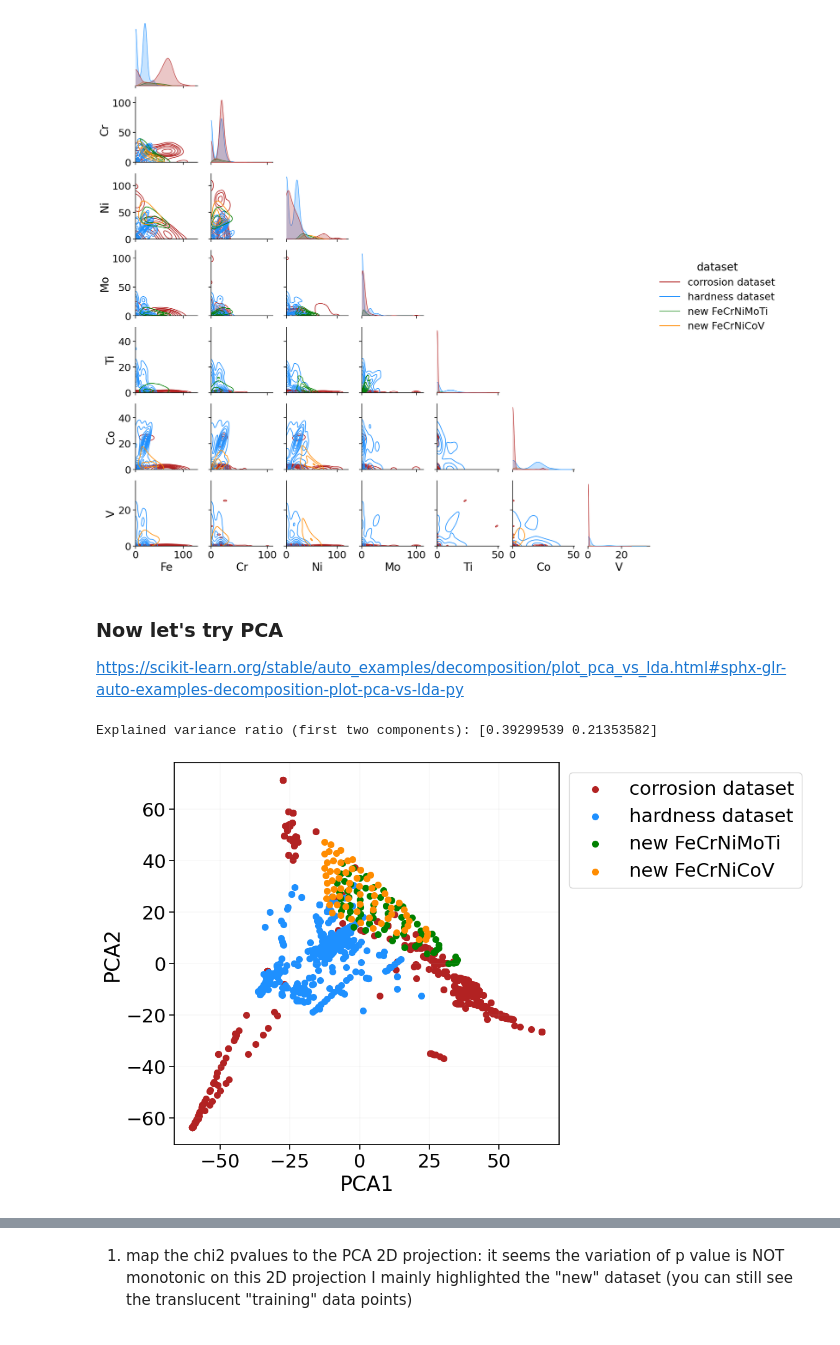
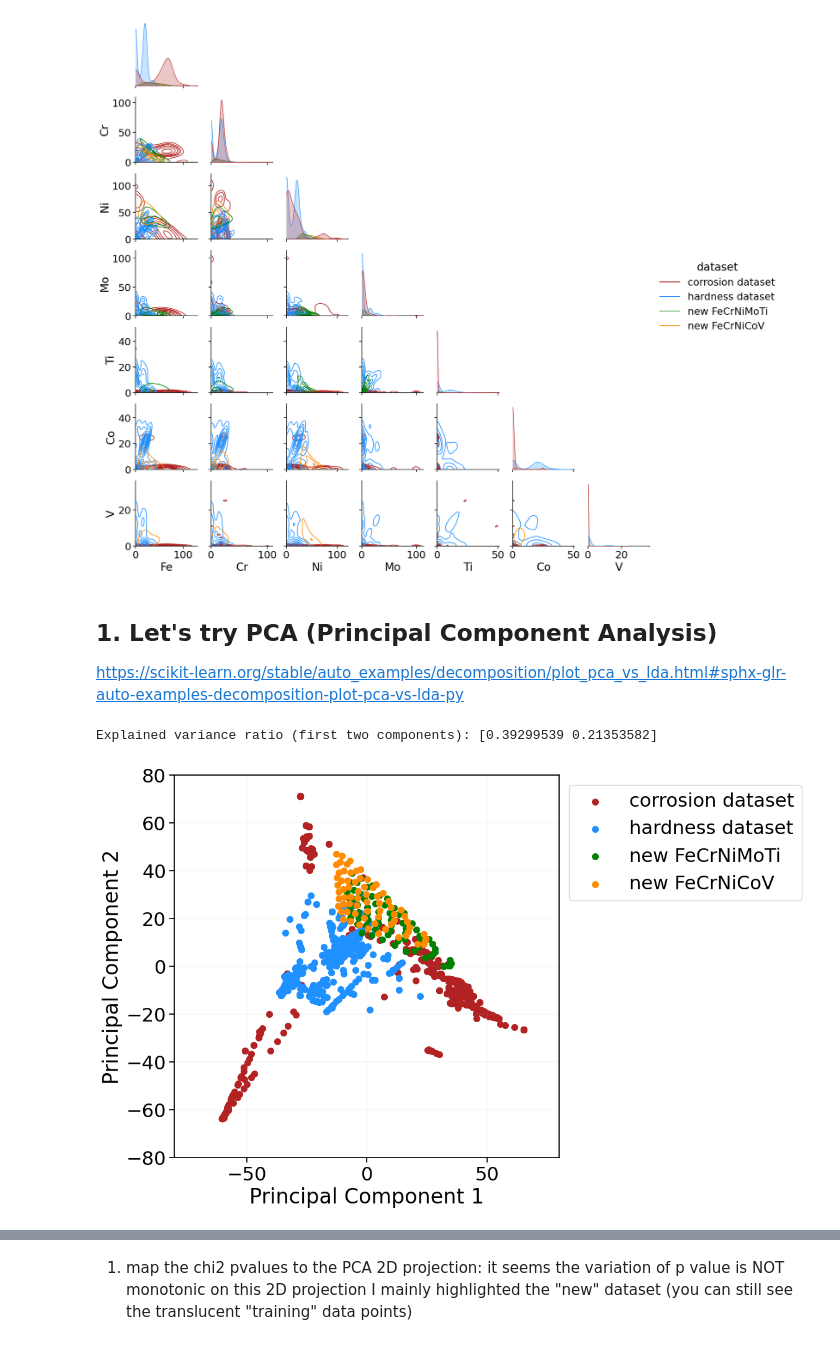
Before and after one commit to YXWU2014/CCA_representation_ML, a Jupyter notebook: Dataset_EDA_Pairplot_PCA_Mahalanobis/EDA_PCA_Mahalanobis.ipynb, the cells around one changed output, grey strips where cells are left out. Cells and saved outputs as stored; diff of their text form; code cells hidden in the pictures.

```diff
--- a/Dataset_EDA_Pairplot_PCA_Mahalanobis/EDA_PCA_Mahalanobis.ipynb
+++ b/Dataset_EDA_Pairplot_PCA_Mahalanobis/EDA_PCA_Mahalanobis.ipynb
@@ -156,7 +154,7 @@ plt.show()
 # %% [output]
 [figure]
 # %% [markdown]
-### Now let's try PCA
+## 1. Let's try PCA (Principal Component Analysis)
 https://scikit-learn.org/stable/auto_examples/decomposition/plot_pca_vs_lda.html#sphx-glr-auto-examples-decomposition-plot-pca-vs-lda-py
 # %%
 from sklearn.decomposition import PCA
@@ -168,34 +166,40 @@ df_conc_new_pca = df_conc_new.copy()
 # Map the "dataset" column to numerical values
 dataset_mapping = {"corrosion dataset": 0, "hardness dataset": 1, "new FeCrNiMoTi": 2, "new FeCrNiCoV": 3}
 df_conc_new_pca["dataset"] = df_conc_new_pca["dataset"].map(dataset_mapping)
 
 # Partition the data
 X_conc = df_conc_new_pca.drop(columns='dataset').values  # Feature matrix
 y_conc = df_conc_new_pca['dataset'].values  # Target array
 
 # 2D PCA
 pca = PCA(n_components=2)
 X_conc_r = pca.fit_transform(X_conc)
 
+# add the PCA components to the dataframe df_conc_new_pca
+df_conc_new_pca['PCA1'] = X_conc_r[:, 0]
+df_conc_new_pca['PCA2'] = X_conc_r[:, 1]
+
 # Print explained variance ratio
 print(f"Explained variance ratio (first two components): {pca.explained_variance_ratio_}")
 
 # plot the projection of PCA analysis
 plt.figure(figsize=(8, 8))
 colors = ["firebrick", "dodgerblue", "green", "darkorange"]
 dataset_names = ["corrosion dataset", "hardness dataset", "new FeCrNiMoTi", "new FeCrNiCoV"]
 
 for color, i, dataset_name in zip(colors, range(len(dataset_names)), dataset_names):
     plt.scatter(X_conc_r[y_conc == i, 0], X_conc_r[y_conc == i, 1], color=color, alpha=1, lw=2, label=dataset_name)
 
 plt.grid(linewidth=0.1)
-plt.xlabel('PCA1')
-plt.ylabel('PCA2')
+plt.xlabel('Principal Component 1')
+plt.ylabel('Principal Component 2')
+plt.xlim(-80, 80)
+plt.ylim(-80, 80)
 plt.legend(loc="upper left", bbox_to_anchor=(1,1), scatterpoints=1)
 
 plt.savefig('PCA 2D_literature+new.png', bbox_inches='tight')
 plt.show()
 # %% [output]
 Explained variance ratio (first two components): [0.39299539 0.21353582]
-[figure, old version]
+[figure, new version]
 # %% [markdown]
```
Also changed, not shown: parts of 35 cells of this notebook, 17 other files.
